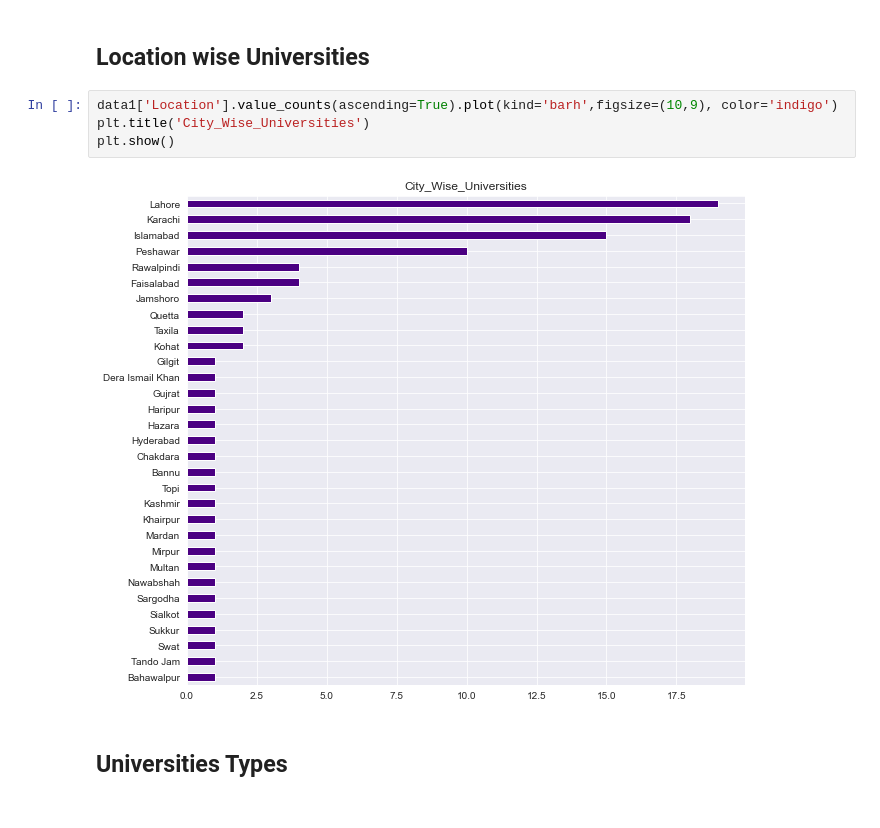
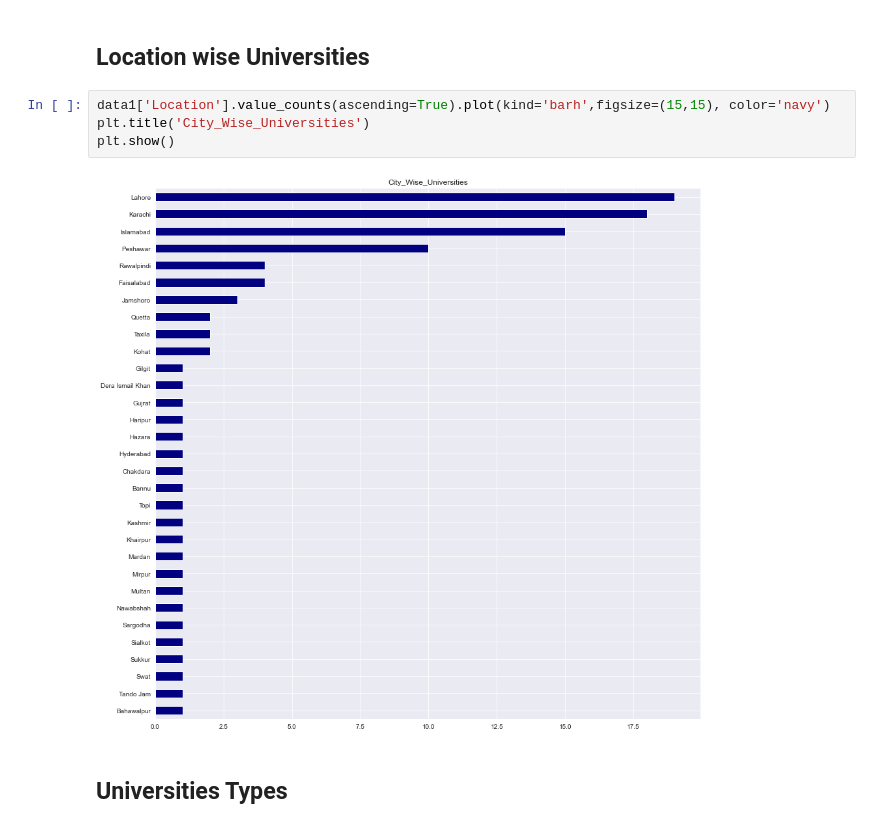
Before and after one commit to fahada8/Data-Analysis, a Jupyter notebook: (EDA) Pakistan Universities Ranking/Pak Universities.ipynb, the cells around one changed output. Saved outputs shown, nothing was run; the diff lists cells and outputs as text.

```diff
--- a/(EDA) Pakistan Universities Ranking/Pak Universities.ipynb
+++ b/(EDA) Pakistan Universities Ranking/Pak Universities.ipynb
@@ -437,11 +437,11 @@ c4.sort_values(by='HEC_Ranking', ascending=True).reset_index(drop=True)
 # %% [markdown]
 ## Location wise Universities
 # %%
-data1['Location'].value_counts(ascending=True).plot(kind='barh',figsize=(10,9), color='indigo')
+data1['Location'].value_counts(ascending=True).plot(kind='barh',figsize=(15,15), color='navy')
 plt.title('City_Wise_Universities')
 plt.show()
 # %% [output]
-[figure, old version]
+[figure, new version]
 # %% [markdown]
 ## Universities Types
 # %%
```
Also changed, not shown: parts of 35 cells of this notebook.
